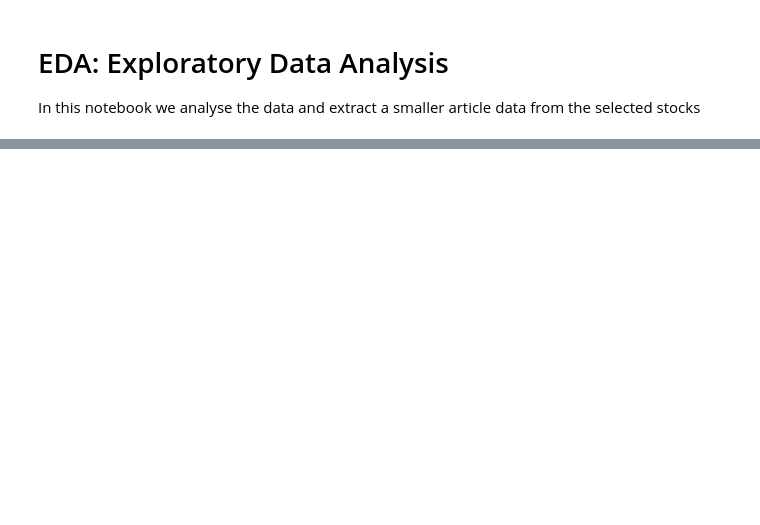
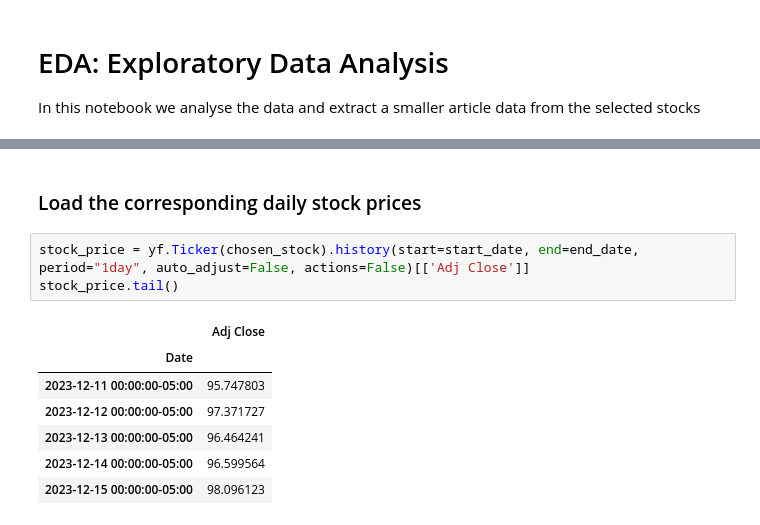
Before and after one commit to gregiberri/llm_financial_sentiment_analysis, a Jupyter notebook: notebooks/1_EDA.ipynb, the cells around one changed output, grey strips where cells are left out. Drawn from its saved outputs; the diff is of its cells as text; blank space fills up the shorter version.

```diff
--- a/notebooks/1_EDA.ipynb
+++ b/notebooks/1_EDA.ipynb
@@ -92,0 +158,13 @@ for ticker in tickers:
+# %% [markdown]
+### Load the corresponding daily stock prices
+# %%
+stock_price = yf.Ticker(chosen_stock).history(start=start_date, end=end_date, period="1day", auto_adjust=False, actions=False)[['Adj Close']]
+stock_price.tail()
+# %% [output]
+|  | Adj Close |
+| Date |  |
+| 2023-12-11 00:00:00-05:00 | 95.747803 |
+| 2023-12-12 00:00:00-05:00 | 97.371727 |
+| 2023-12-13 00:00:00-05:00 | 96.464241 |
+| 2023-12-14 00:00:00-05:00 | 96.599564 |
+| 2023-12-15 00:00:00-05:00 | 98.096123 |
```
Also changed, not shown: parts of 28 cells of this notebook, 2 other files.
